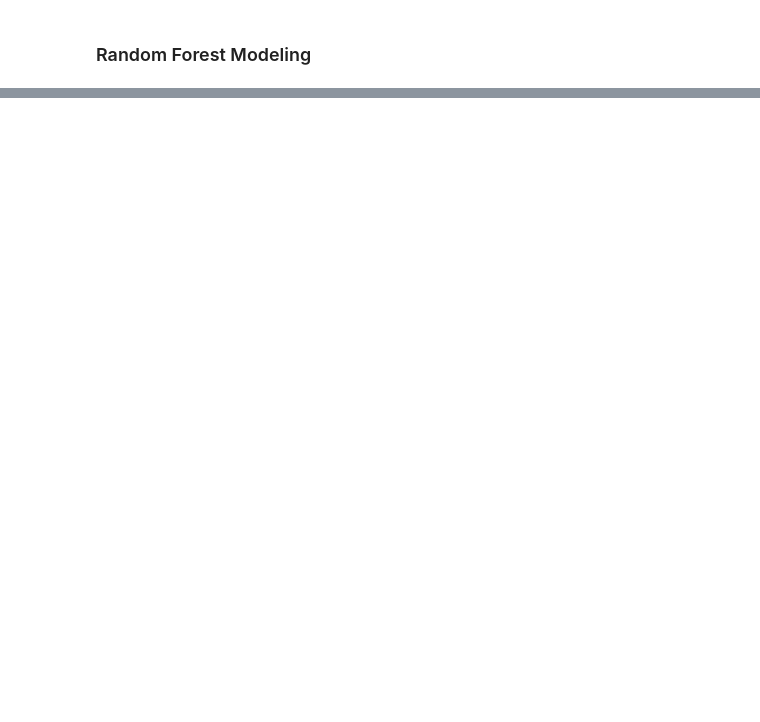
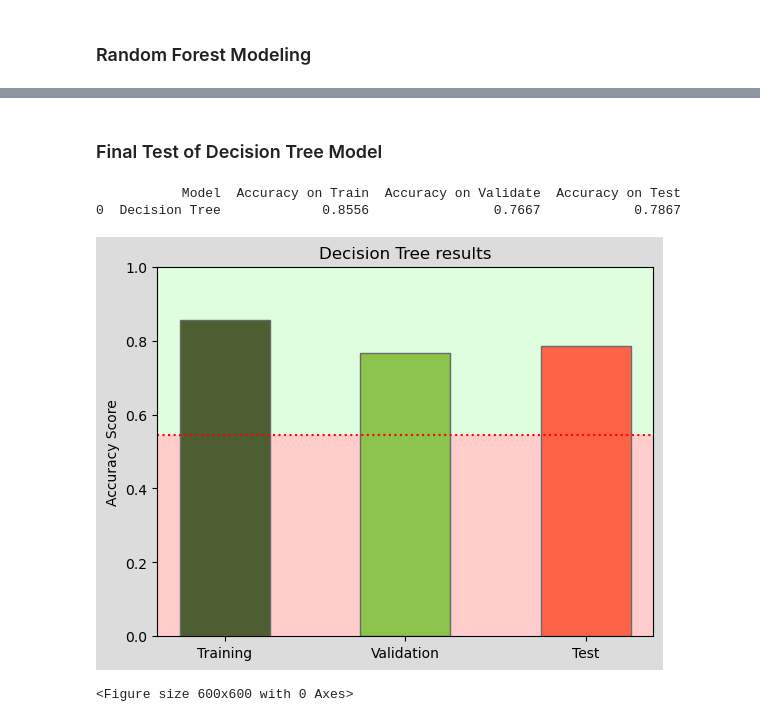
Before and after one commit to Speakeasy-Casino/ace-archives, a Jupyter notebook: final_product.ipynb, the cells around one changed output, grey strips where cells are left out. Drawn from its saved outputs; the diff is of its cells as text; code cells hidden in the pictures; blank space fills up the shorter version.

```diff
--- a/final_product.ipynb
+++ b/final_product.ipynb
@@ -76,0 +86,9 @@ round(len(train[train['language'] == 'Ruby'])/len(train),4)
+# %% [markdown]
+### Final Test of Decision Tree Model
+# %%
+final_test(X_train, y_train, X_val, y_val, X_test, y_test)
+# %% [output]
+           Model  Accuracy on Train  Accuracy on Validate  Accuracy on Test
+0  Decision Tree             0.8556                0.7667            0.7867
+[figure, added]
+<Figure size 600x600 with 0 Axes>
```
Also changed, not shown: parts of 9 cells of this notebook, 2 other files.
